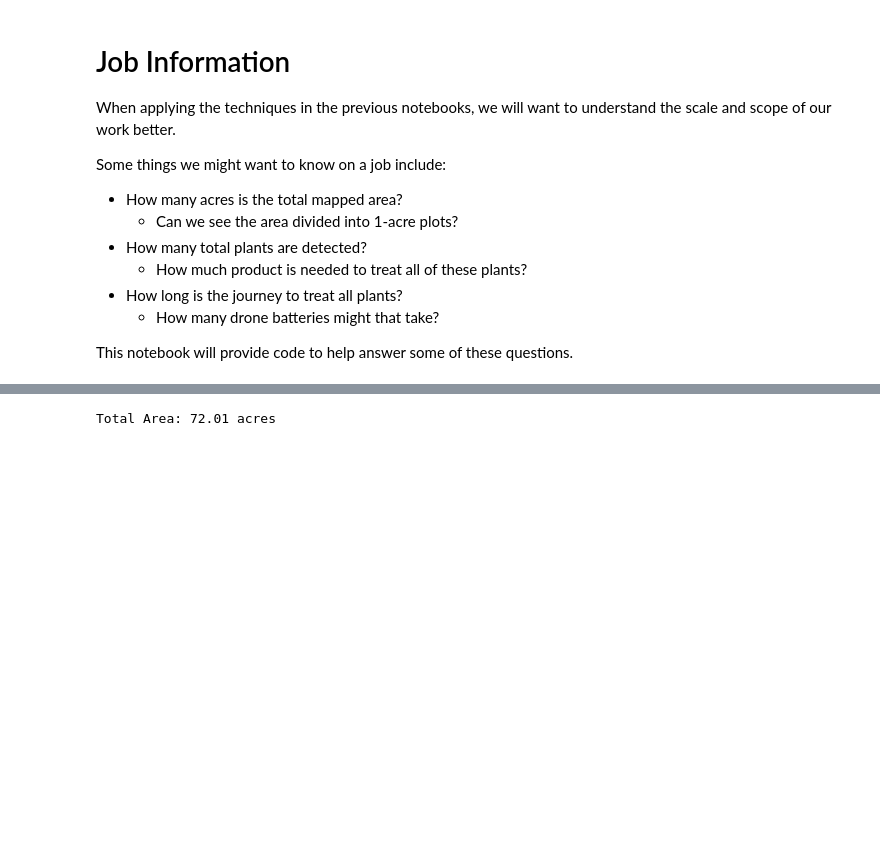
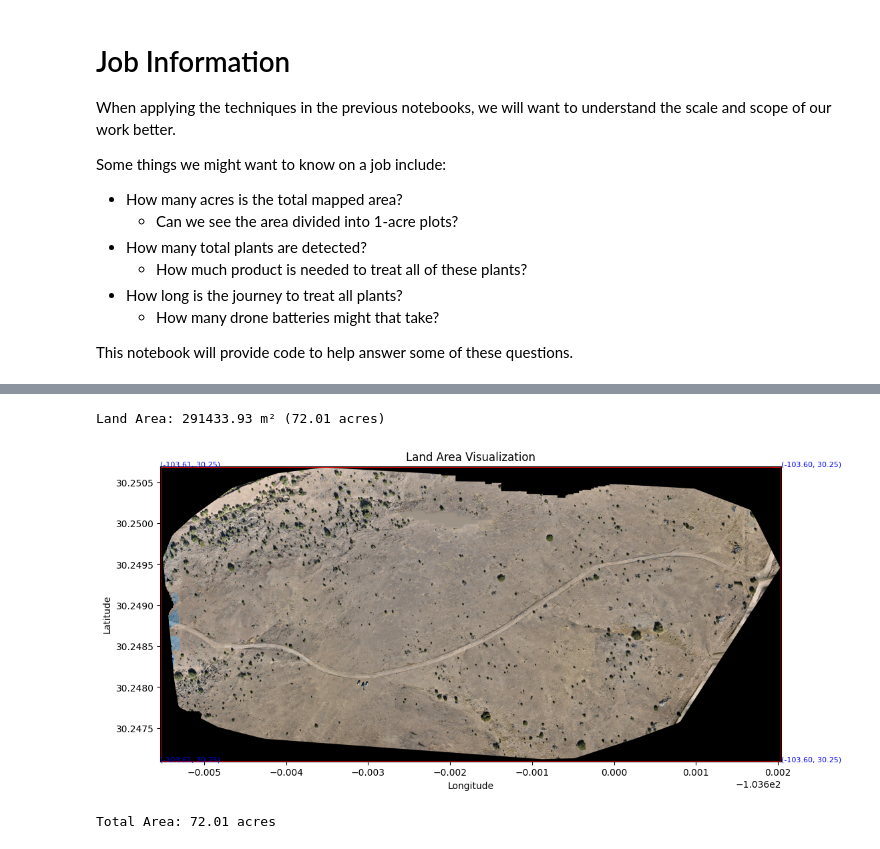
Before and after one commit to javelina-works/unsupervised-cv-search, a Jupyter notebook: content/notebooks/10_job_info.ipynb, the cells around one changed output, grey strips where cells are left out. Cells and saved outputs as stored; diff of their text form; code cells hidden in the pictures; blank space fills up the shorter version.

```diff
--- a/content/notebooks/10_job_info.ipynb
+++ b/content/notebooks/10_job_info.ipynb
@@ -47,3 +44,83 @@ Scaled image dimensions: (809, 1701, 3)
+# %%
+from pyproj import Geod
+from shapely.geometry import box
+import rasterio
+
+def calculate_land_area(bounds, crs):
+    """
+    Calculate the land area represented by the GeoTIFF.
+    - For geographic CRS: Use geodesic area.
+    - For projected CRS: Calculate directly.
+    """
+    if crs.is_geographic:
+        # Use geodesic method for geographic CRS
+        geod = Geod(ellps="WGS84")
+        geom = box(bounds.left, bounds.bottom, bounds.right, bounds.top)
+        area_m2, _ = geod.geometry_area_perimeter(geom)
+    else:
+        # Calculate directly for projected CRS
+        width = bounds.right - bounds.left  # in CRS units (e.g., meters)
+        height = bounds.top - bounds.bottom
+        area_m2 = width * height
+
+    area_acres = area_m2 / 4046.86  # Convert square meters to acres
+    return area_m2, area_acres
+
+
+geotiff_path = file_path
+
+with rasterio.open(geotiff_path) as src:
+    bounds = src.bounds
+    crs = src.crs
+    area_m2, area_acres = calculate_land_area(bounds, crs)
+
+print(f"Land Area: {area_m2:.2f} m² ({area_acres:.2f} acres)")
+# %% [output]
+Land Area: 291433.93 m² (72.01 acres)
+# %%
+import matplotlib.pyplot as plt
+from matplotlib.patches import Rectangle
+from rasterio.plot import show
+import rasterio
+
+def visualize_land_area(raster_path):
+    """
+    Visualize the GeoTIFF with its bounding box and coordinates.
+    """
+    with rasterio.open(raster_path) as src:
+        bounds = src.bounds
+        extent = [bounds.left, bounds.right, bounds.bottom, bounds.top]
+
+        # Plot the raster
+        fig, ax = plt.subplots(figsize=(12, 8))
+        show(src, ax=ax, cmap='gray')
+
+        # Add bounding box rectangle
+        rect = Rectangle(
+            (bounds.left, bounds.bottom),  # Lower-left corner
+            bounds.right - bounds.left,   # Width
+            bounds.top - bounds.bottom,   # Height
+            linewidth=2, edgecolor='red', facecolor='none'
+        )
+        ax.add_patch(rect)
+
+        # Annotate corners
+        ax.text(bounds.left, bounds.bottom, f"({bounds.left:.2f}, {bounds.bottom:.2f})", color="blue", fontsize=8)
+        ax.text(bounds.right, bounds.bottom, f"({bounds.right:.2f}, {bounds.bottom:.2f})", color="blue", fontsize=8)
+        ax.text(bounds.left, bounds.top, f"({bounds.left:.2f}, {bounds.top:.2f})", color="blue", fontsize=8)
+        ax.text(bounds.right, bounds.top, f"({bounds.right:.2f}, {bounds.top:.2f})", color="blue", fontsize=8)
+
+        # Add labels and title
+        ax.set_title("Land Area Visualization")
+        ax.set_xlabel("Longitude" if src.crs.is_geographic else "X (Projected)")
+        ax.set_ylabel("Latitude" if src.crs.is_geographic else "Y (Projected)")
+
+        plt.show()
+
+
+visualize_land_area(file_path)
+# %% [output]
+[figure, added]
 # %%
 import rasterio
 from pyproj import Geod
```
Also changed, not shown: parts of 5 cells of this notebook.
